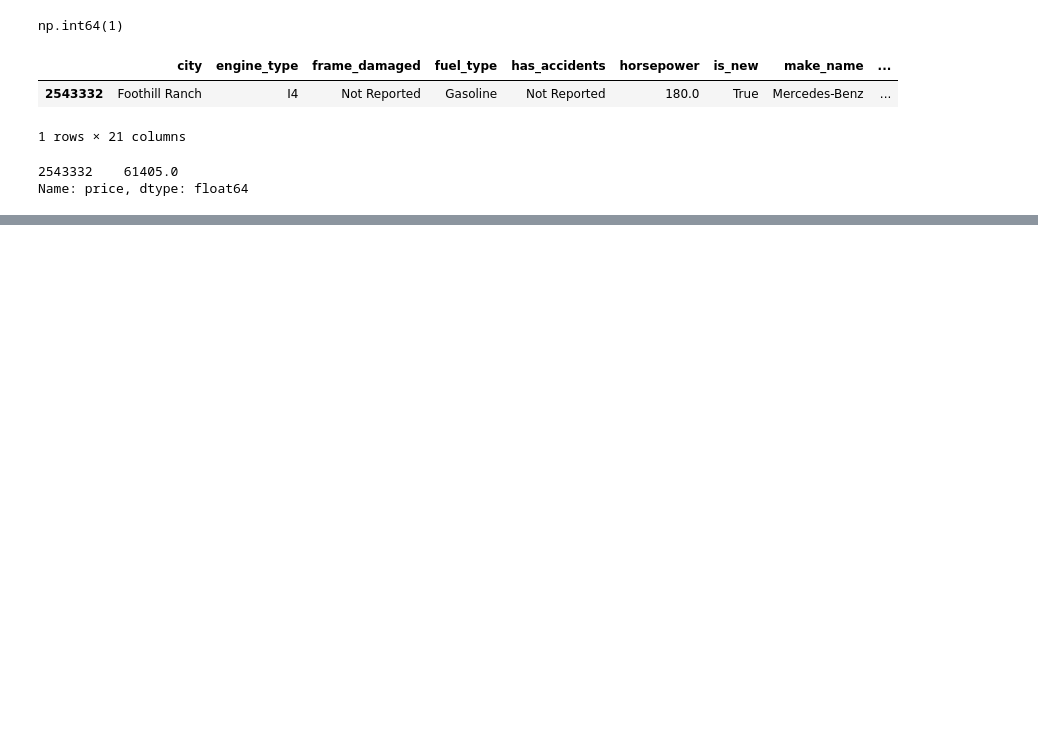
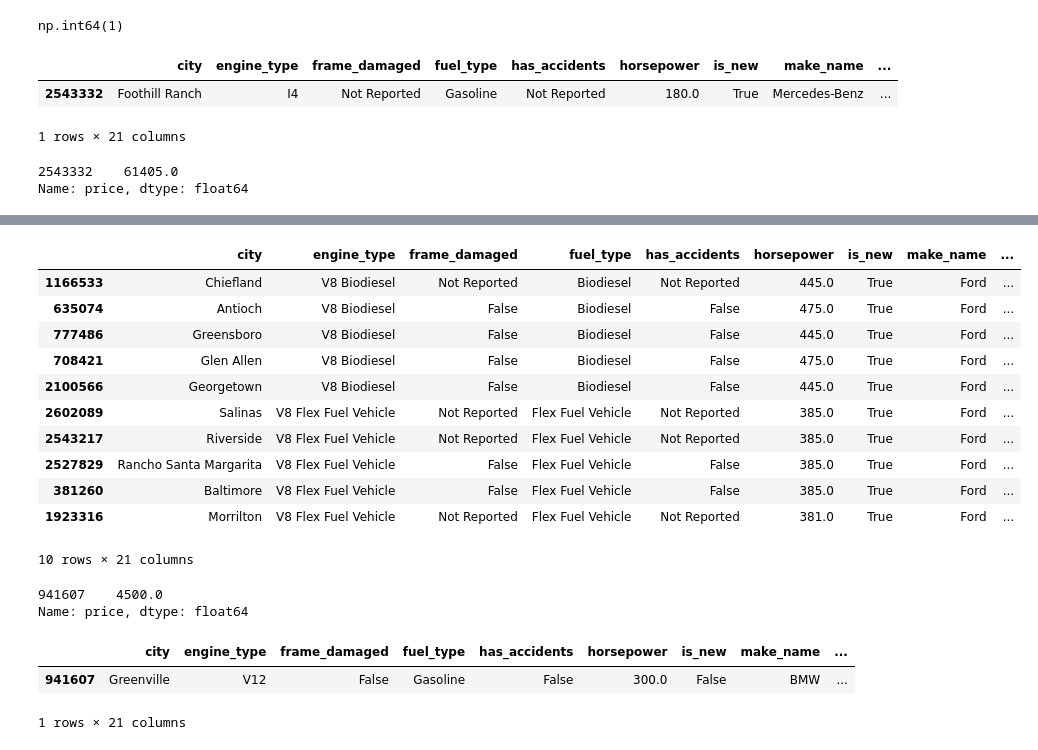
Before and after one commit to CaseyKiiza2026/vehicle-valuation-platform, a Jupyter notebook: notebooks/baseline_model.ipynb, the cells around one changed output, grey strips where cells are left out. Cells and saved outputs as stored; diff of their text form; code cells hidden in the pictures; blank space fills up the shorter version.

```diff
--- a/notebooks/baseline_model.ipynb
+++ b/notebooks/baseline_model.ipynb
@@ -346,0 +431,15 @@ Name: price, dtype: float64
+# %%
+X_val.loc[[1166533, 635074, 777486, 708421, 2100566,2602089,2543217,2527829, 381260, 1923316]]
+# %% [output]
+|  | city | engine_type | frame_damaged | fuel_type | has_accidents | horsepower | is_new | make_name | ... |
+| 1166533 | Chiefland | V8 Biodiesel | Not Reported | Biodiesel | Not Reported | 445.0 | True | Ford | ... |
+| 635074 | Antioch | V8 Biodiesel | False | Biodiesel | False | 475.0 | True | Ford | ... |
+| 777486 | Greensboro | V8 Biodiesel | False | Biodiesel | False | 445.0 | True | Ford | ... |
+| 708421 | Glen Allen | V8 Biodiesel | False | Biodiesel | False | 475.0 | True | Ford | ... |
+| 2100566 | Georgetown | V8 Biodiesel | False | Biodiesel | False | 445.0 | True | Ford | ... |
+| 2602089 | Salinas | V8 Flex Fuel Vehicle | Not Reported | Flex Fuel Vehicle | Not Reported | 385.0 | True | Ford | ... |
+| 2543217 | Riverside | V8 Flex Fuel Vehicle | Not Reported | Flex Fuel Vehicle | Not Reported | 385.0 | True | Ford | ... |
+| 2527829 | Rancho Santa Margarita | V8 Flex Fuel Vehicle | False | Flex Fuel Vehicle | False | 385.0 | True | Ford | ... |
+| 381260 | Baltimore | V8 Flex Fuel Vehicle | False | Flex Fuel Vehicle | False | 385.0 | True | Ford | ... |
+| 1923316 | Morrilton | V8 Flex Fuel Vehicle | Not Reported | Flex Fuel Vehicle | Not Reported | 381.0 | True | Ford | ... |
+10 rows × 21 columns
@@ -346,0 +452,11 @@ Name: price, dtype: float64
+# %%
+y_val.loc[BMW_mask].sort_values(ascending=False)
+# %% [output]
+941607    4500.0
+Name: price, dtype: float64
+# %%
+X_val.loc[[ 941607]]
+# %% [output]
+|  | city | engine_type | frame_damaged | fuel_type | has_accidents | horsepower | is_new | make_name | ... |
+| 941607 | Greenville | V12 | False | Gasoline | False | 300.0 | False | BMW | ... |
+1 rows × 21 columns
```
Also changed, not shown: parts of 20 cells of this notebook, 1 other file.
